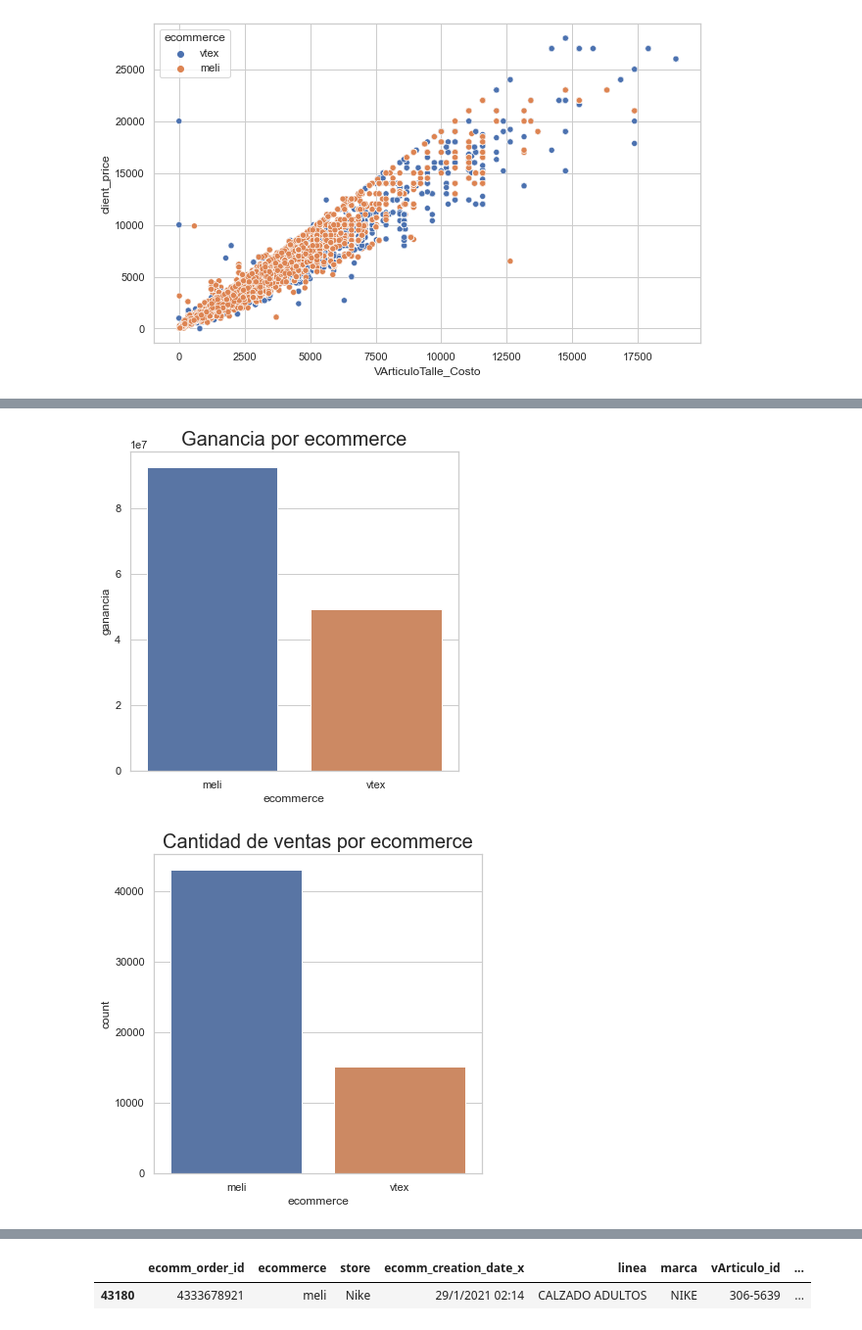
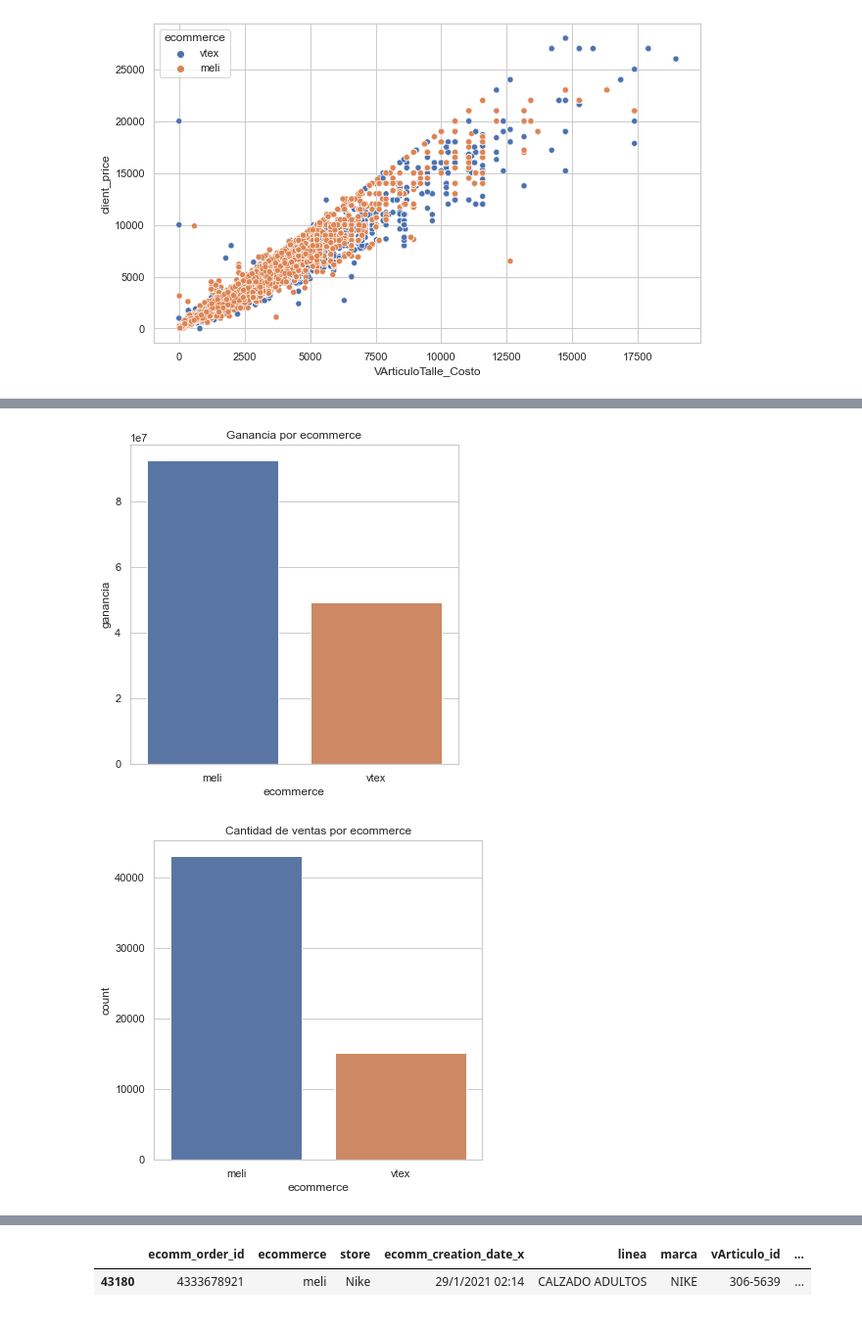
Before and after one commit to eliasguillermo/ds-ecommerce, a Jupyter notebook: Notebook/ecommerce.ipynb, the cells around one changed output, grey strips where cells are left out. Shown at 98% size. Drawn from its saved outputs; the diff is of its cells as text; code cells hidden in the pictures.

```diff
--- a/Notebook/ecommerce.ipynb
+++ b/Notebook/ecommerce.ipynb
@@ -409,7 +338,5 @@ for i in cat_columns:
     plt.title(i,fontsize=16)
     plt.rcParams['figure.facecolor'] = 'White'
     sns.countplot(y=df[i])
-    plt.xlabel('Count',fontsize=16)
-    plt.ylabel(i,fontsize=16)
     plt.show()
 # %% [output]
@@ -484,20 +411,20 @@ cat = df[["ecommerce", "ganancia"]].groupby(['ecommerce'], as_index=False).sum()
 plt.figure(figsize=(6,6))
 sns.set_theme(style="whitegrid")
 sns.barplot(x='ecommerce', y='ganancia', data=cat)
-plt.title('Ganancia por ecommerce',fontsize=20)
+plt.title('Ganancia por ecommerce')
 plt.show()
 # %% [output]
-[figure, old version]
+[figure, new version]
 # %%
 plt.figure(figsize=(6,6))
 sns.set_theme(style="whitegrid")
 sns.countplot(x = 'ecommerce',
               data = df,
               order = df['ecommerce'].value_counts().index)
-plt.title('Cantidad de ventas por ecommerce',fontsize=20)
+plt.title('Cantidad de ventas por ecommerce')
 plt.show()
 # %% [output]
-[figure, old version]
+[figure, new version]
 # %%
 #Analizamos las ganancias por tienda
 cat = df[["store", "ganancia"]].groupby(['store'], as_index=False).sum().sort_values(by='ganancia', ascending=False)
```
Also changed, not shown: parts of 127 cells of this notebook, 1 other file.
